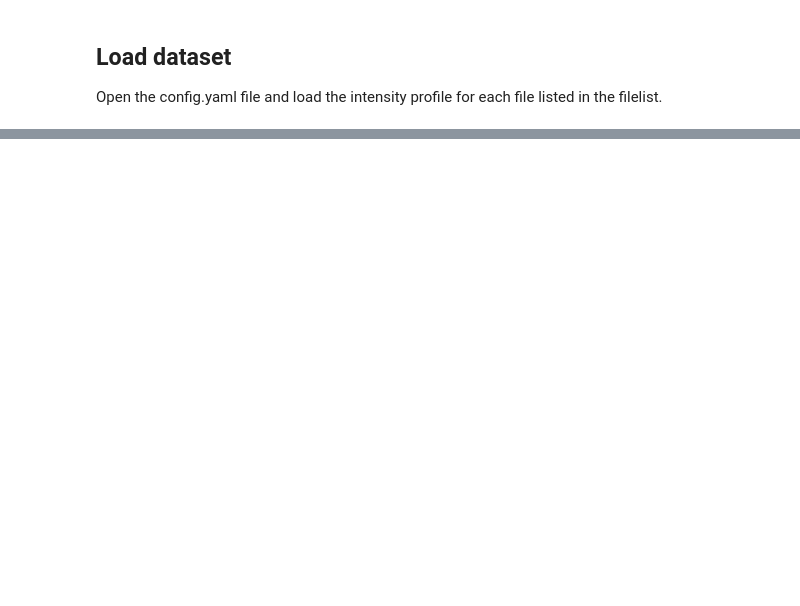
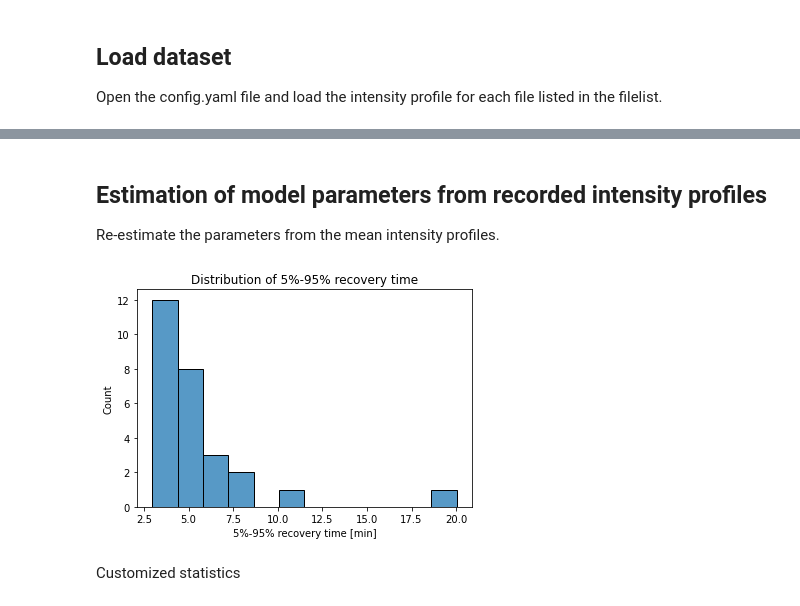
Before and after one commit to jboulanger/imagej-macro, a Jupyter notebook: Pararsite_Coat/Analyze Results.ipynb, the cells around one changed output, grey strips where cells are left out. Saved outputs shown, nothing was run; the diff lists cells and outputs as text; code cells hidden in the pictures; blank space fills up the shorter version.

Commit message:
parasite rnf update

```diff
--- a/Pararsite_Coat/Analyze Results.ipynb
+++ b/Pararsite_Coat/Analyze Results.ipynb
@@ -314,11 +22,0 @@ Synchronize intensity using the midpoint time.
-# %%
-outliers = ds2[ds2['Model 5%-95% recovery time [min]'] > 10]['Parasite']
-for n,g in df2.groupby('Parasite'):
-    c = ds2.loc[n]['Intersection time mid point [min]']
-    plt.plot( g['Time [min]']-c, g['Normalized intensity'],alpha=0.1,color='red')
-    if n in outliers:
-        plt.plot( g['Time [min]']-c, g['Normalized intensity'],alpha=1)
-plt.title('Time synchronized normalized recovery')
-plt.xlabel('Synchronized time [min]')
-plt.ylabel('Normalized intensity')
-plt.savefig(folder / 'sync-intensity.pdf', bbox_inches='tight')
@@ -409,5 +22,0 @@ median 7
-# %%
-with pd.ExcelWriter(folder/'all data.xlsx') as xls:
-    ds2.to_excel(xls,sheet_name='Summary',index=False)
-    for n,g in df2.groupby('Parasite'):
-        g.reset_index().drop(columns=['index','Parasite']).to_excel(xls,sheet_name=f'Parasite {n}',index=False)
@@ -413,0 +112,57 @@ with pd.ExcelWriter(folder/'all data.xlsx') as xls:
+# %% [markdown]
+## Estimation of model parameters from recorded intensity profiles
+Re-estimate the parameters from the mean intensity profiles.
+# %%
+figure_folder = folder / 'figure_020224_erf'
+figure_folder.mkdir(parents=True, exist_ok=True)
+# %%
+
+
+def model_fun(x,a,b,c,d,e):
+    """Error function + exponention"""
+    return  a + b * erf((x-c) / d) * np.exp(-e*x)
+
+def initialize_parameters(x,y,alpha=0.2):
+    """Initialize all model parameters prior to curve_fit"""
+    t0 = 0
+    t1 = 0
+    t2 = 0
+    y = medfilt(y, 5)
+    a,b  = y.min(), y.max()
+    corr = 2*erfinv(1-alpha)
+    for i, yi in enumerate(y):
+        if yi > a + alpha*(b-a) and t0 == 0:
+            t0 = np.interp(a + alpha*(b-a), y[i-2:i+2], x[i-2:i+2])
+        if yi > a + (1-alpha)*(b-a) and t1 == 0:
+            t1 = np.interp(a + (1-alpha)*(b-a), y[i-2:i+2], x[i-2:i+2])
+        if yi > a + 0.5*(b-a) and t2==0:
+            t2 = np.interp(a + 0.5*(b-a), y[i-2:i+2], x[i-2:i+2])
+    return np.array([0.5*(a+b),0.5*(b-a),t2,(t1-t0)/corr,1e-6])
+
+
+def fit_model(name, group, metric):
+    """Least square fit of the model parameters"""
+    x, y = group['Time [min]'], group[metric]
+    x = x[np.isfinite(y)]
+    y = y[np.isfinite(y)]
+    sigma = np.ones(x.shape)
+    p0 = initialize_parameters(x,y)
+    p, cov = curve_fit(model_fun, x, y, p0)
+    return {
+        'Parasite': name,
+        'Offset [au]': p[0],
+        'Amplitude [au]': p[1],
+        'Time mid point [min]': p[2],
+        'Time constant [min]': p[3],
+        'Exponential decay [min^-1]': p[4],
+        '5%-95% recovery time [min]': 2.38 * p[3],
+    }
+
+parameters = pd.DataFrame.from_records([fit_model(n,g,'Mean intensity') for n, g in profiles.groupby('Parasite')])
+sns.histplot(parameters, x='5%-95% recovery time [min]')
+plt.title('Distribution of 5%-95% recovery time');
+plt.savefig(figure_folder/'histogram of recovery times.pdf')
+# %% [output]
+[figure, added]
+# %% [markdown]
+Customized statistics
```
Also changed, not shown: parts of 59 cells of this notebook, 1 other file.
